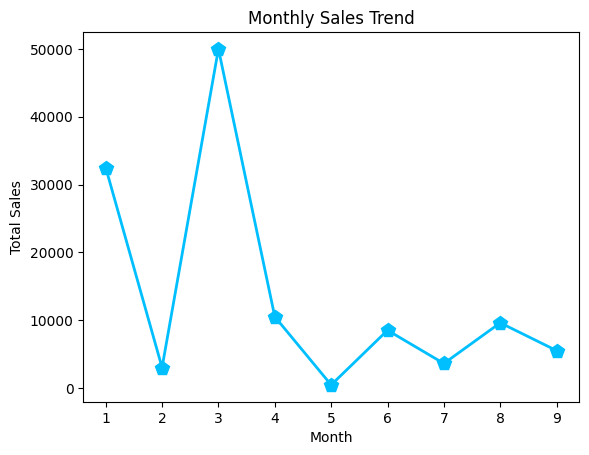
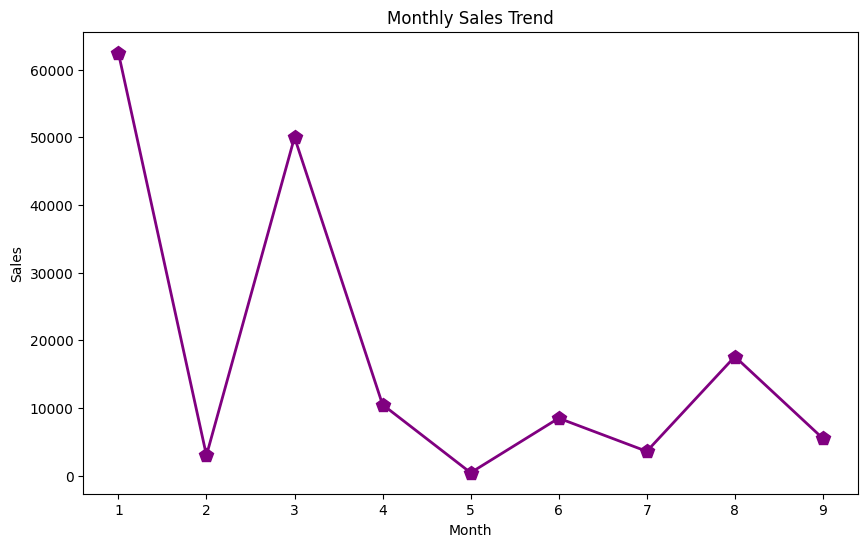
Code edit (unified diff) that turned the first committed figure into the second:
--- before
+++ after
@@ -1,9 +1,15 @@
+import pandas as pd
 import matplotlib.pyplot as plt
-import pandas as pd
+df = pd.read_csv("sales_data.csv")
 df['Date'] = pd.to_datetime(df['Date'])
-monthly_sales = df.groupby(df['Date'].dt.month)['total'].sum()
-monthly_sales.plot(kind='line', marker='p', color='#00bfff', markersize=10, linewidth=2)
+df['Month'] = df['Date'].dt.month
+df['total'] = df['Quantity'] * df['Price']
+monthly_sales = df.groupby('Month')['total'].sum()
+print("Monthly Sales Trend:")
+print(monthly_sales)
+plt.figure(figsize=(10,6))
+monthly_sales.plot(kind='line', marker='p', color='purple', markersize=10, linewidth=2)
 plt.title("Monthly Sales Trend")
 plt.xlabel("Month")
-plt.ylabel("Total Sales")
+plt.ylabel("Sales")
 plt.show()

Commit: Created using Colab